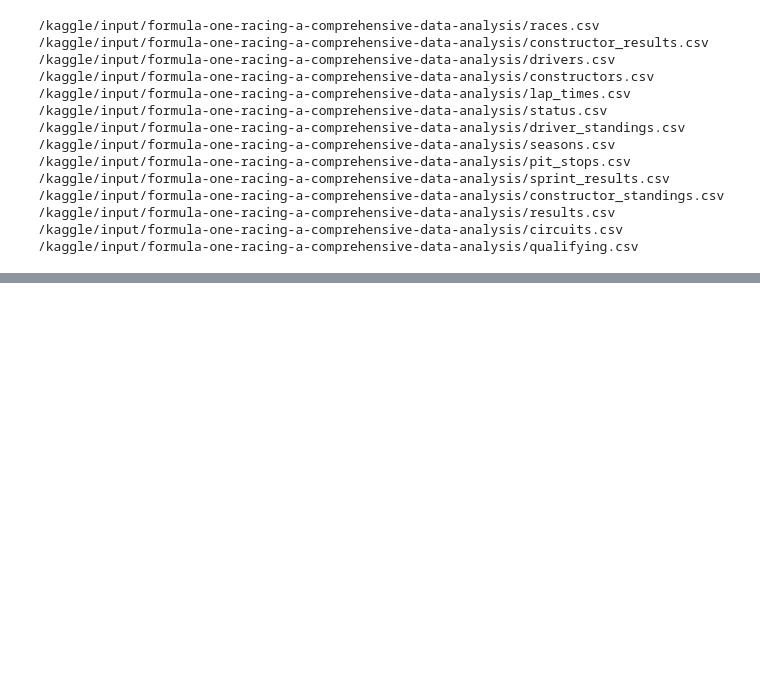
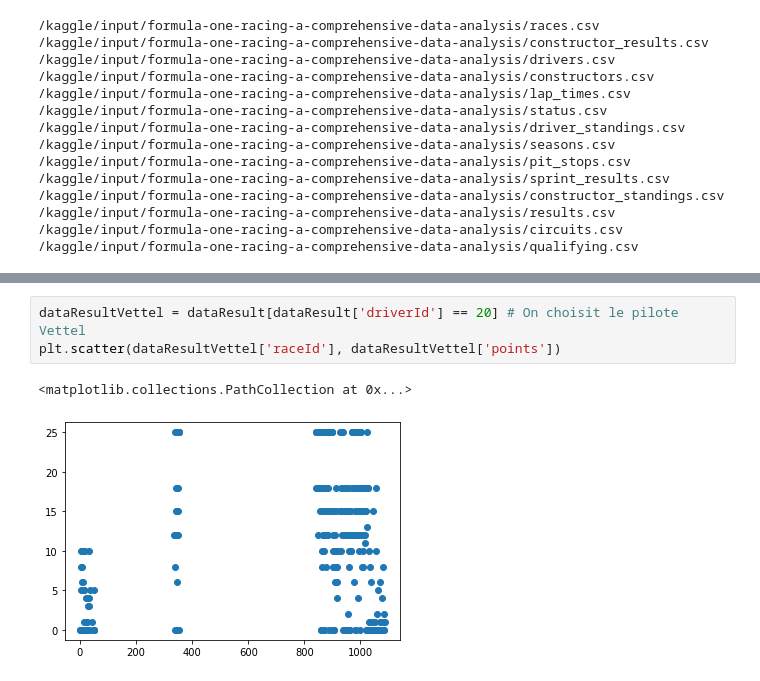
Before and after one commit to benjamin-milhet/F1_Machine_Learning, a Jupyter notebook: notebook5dc233bf8c.ipynb, the cells around one changed output, grey strips where cells are left out. Cells and saved outputs as stored; diff of their text form; blank space fills up the shorter version.

```diff
--- a/notebook5dc233bf8c.ipynb
+++ b/notebook5dc233bf8c.ipynb
@@ -39,0 +45,6 @@ dataResult = pd.read_csv("/kaggle/input/formula-one-racing-a-comprehensive-data-
+# %%
+dataResultVettel = dataResult[dataResult['driverId'] == 20] # On choisit le pilote Vettel
+plt.scatter(dataResultVettel['raceId'], dataResultVettel['points'])
+# %% [output]
+<matplotlib.collections.PathCollection at 0x...>
+[figure, added]
```
Also changed, not shown: parts of 3 cells of this notebook.
